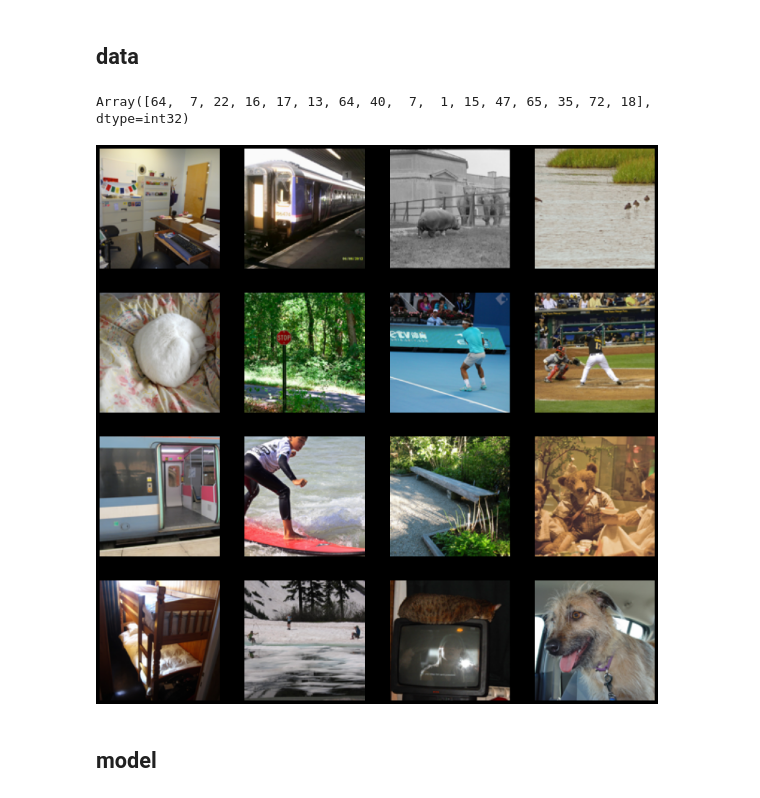
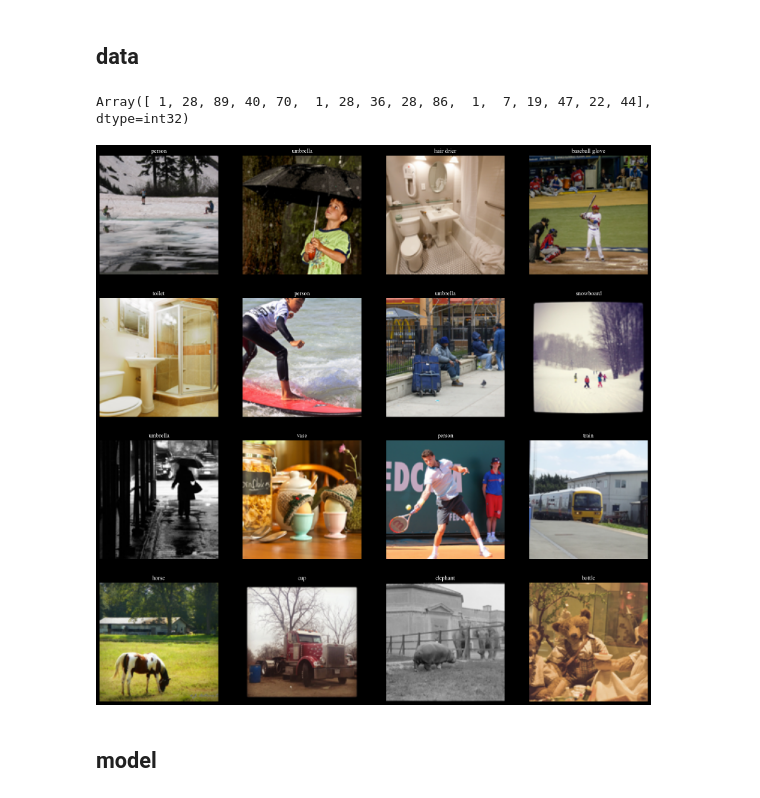
Before and after one commit to syrkis/neuroscope, a Jupyter notebook: notebook.ipynb, the cells around one changed output. Saved outputs shown, nothing was run; the diff lists cells and outputs as text; code cells hidden in the pictures.

```diff
--- a/notebook.ipynb
+++ b/notebook.ipynb
@@ -20,12 +20,12 @@ plt.style.use('dark_background')
 plt.rcParams['font.family'] = 'Times New Roman'
 make_coco_metas = False
 # %%
-ROOT_DIR = '/Users/syrkis/virian/projects/algonauts/'
+ROOT_DIR = '/Users/syrkis/virian/projects/neuroscope'
 DATA_DIR = os.path.join(ROOT_DIR, 'data')
 COCO_PATH = os.path.join(DATA_DIR, 'nsd_stim_info_merged.csv')
 ANNOT_PATH = os.path.join(DATA_DIR, 'annotations')
 # %%
-IMAGE_DIM = 128  # for resizing images
+IMAGE_DIM = 32  # for resizing images
 # %% [markdown]
 ## coco
 # %%
@@ -153,15 +127,16 @@ image, cats, supers, caps = next(loader)
 # %%
 cats
 # %% [output]
-Array([64,  7, 22, 16, 17, 13, 64, 40,  7,  1, 15, 47, 65, 35, 72, 18],      dtype=int32)
+Array([ 1, 28, 89, 40, 70,  1, 28, 36, 28, 86,  1,  7, 19, 47, 22, 44],      dtype=int32)
 # %%
 fig, axes = plt.subplots(4, 4, figsize=(20, 20), dpi=100)
 for i, ax in enumerate(axes.flatten()):
     ax.imshow(image[i])
+    ax.set_title(cat_id_to_name[int(cats[i])])
     ax.axis('off')
 plt.show()
 # %% [output]
-[figure, old version]
+[figure, new version]
 # %% [markdown]
 ## model
 # %%
```
Also changed, not shown: parts of 10 cells of this notebook.
